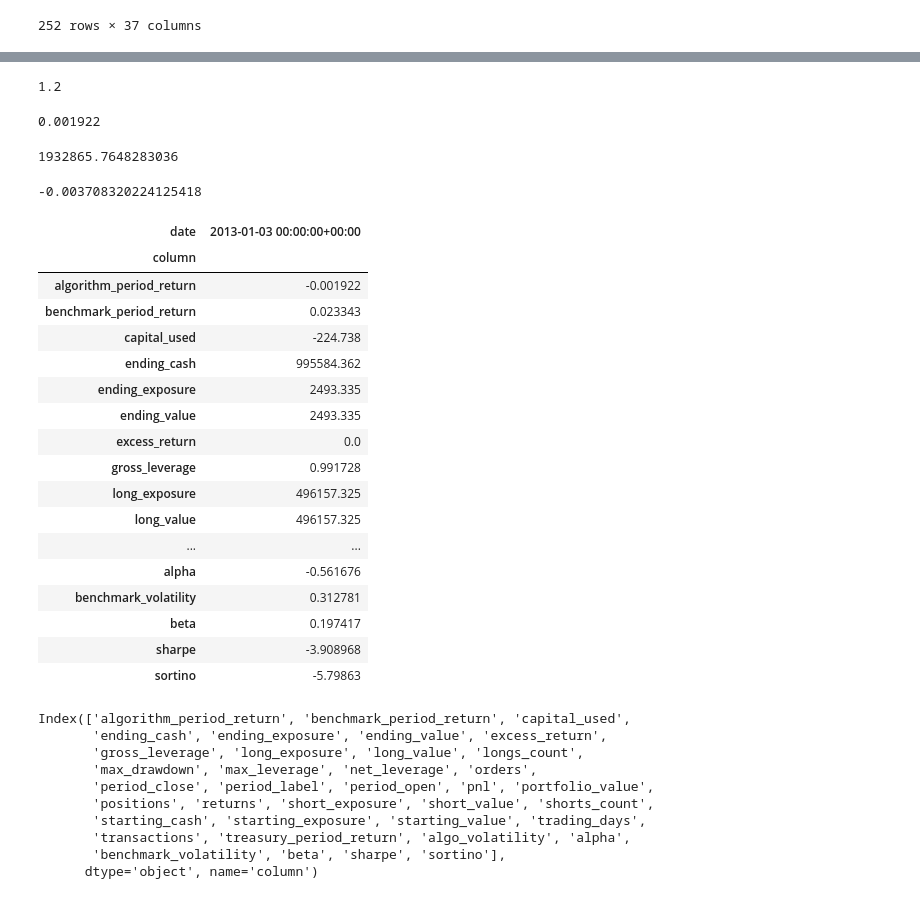
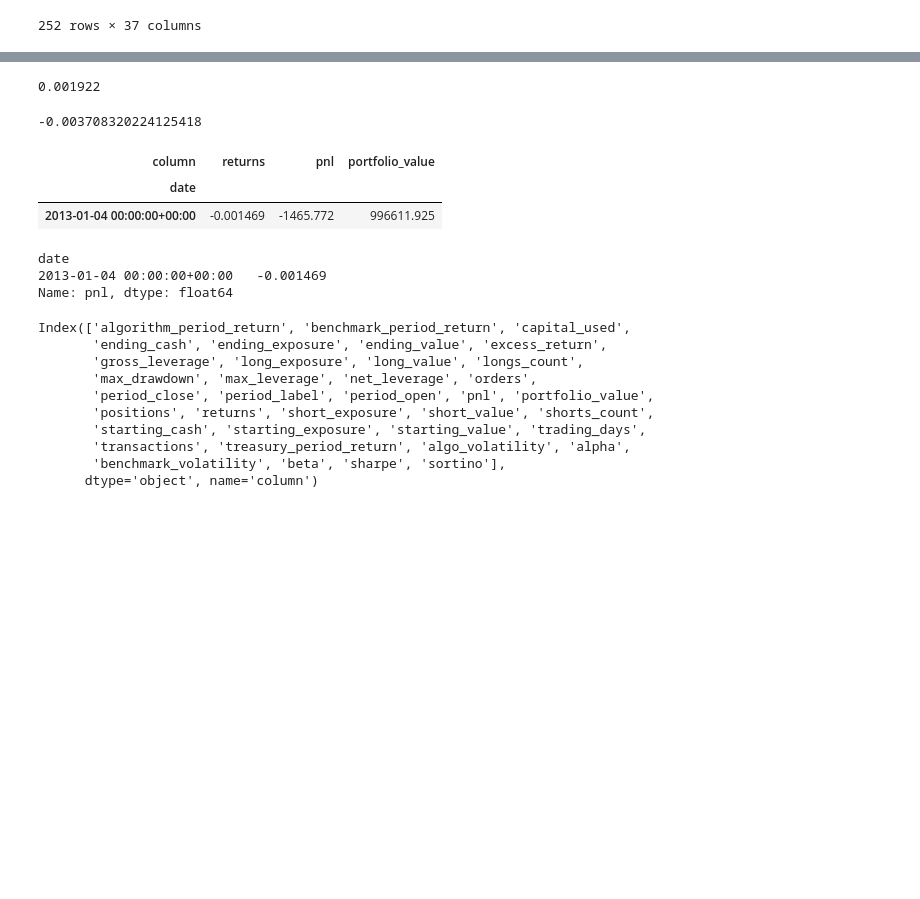
Before and after one commit to yjchoi-95/portfolio, a Jupyter notebook: ipynb/02. portfolio.ipynb, the cells around one changed output, grey strips where cells are left out. Saved outputs shown, nothing was run; the diff lists cells and outputs as text; code cells hidden in the pictures; blank space fills up the shorter version.

```diff
--- a/ipynb/02. portfolio.ipynb
+++ b/ipynb/02. portfolio.ipynb
@@ -667,15 +1438,7 @@ bt.perf
-# %%
-100*0.012
-# %% [output]
-1.2
 # %%
 1922/1000000
 # %% [output]
 0.001922
-# %%
-3714.968 * (1000000/1922)
-# %% [output]
-1932865.7648283036
 # %%
 -3714.968/1001792.665
 # %% [output]
@@ -683,24 +1448,18 @@ bt.perf
 # %%
-bt.perf.loc[bt.perf.index == '2013-01-03 00:00:00+00:00'].T
+df = bt.perf.loc[bt.perf.index == '2013-01-04 00:00:00+00:00'].loc[:, ['returns', 'pnl', 'portfolio_value']]
+df
 # %% [output]
-| date | 2013-01-03 00:00:00+00:00 |
-| column |  |
-| algorithm_period_return | -0.001922 |
-| benchmark_period_return | 0.023343 |
-| capital_used | -224.738 |
-| ending_cash | 995584.362 |
-| ending_exposure | 2493.335 |
-| ending_value | 2493.335 |
-| excess_return | 0.0 |
-| gross_leverage | 0.991728 |
-| long_exposure | 496157.325 |
-| long_value | 496157.325 |
-| ... | ... |
-| alpha | -0.561676 |
-| benchmark_volatility | 0.312781 |
-| beta | 0.197417 |
-| sharpe | -3.908968 |
-| sortino | -5.79863 |
+| column | returns | pnl | portfolio_value |
+| date |  |  |  |
+| 2013-01-04 00:00:00+00:00 | -0.001469 | -1465.772 | 996611.925 |
+# %%
+a = (df.portfolio_value - df.pnl).values[0]
+b = df.pnl
+b/a
+# %% [output]
+date
+2013-01-04 00:00:00+00:00   -0.001469
+Name: pnl, dtype: float64
 # %%
 bt.perf.columns
 # %% [output]
```
Also changed, not shown: parts of 103 cells of this notebook.
